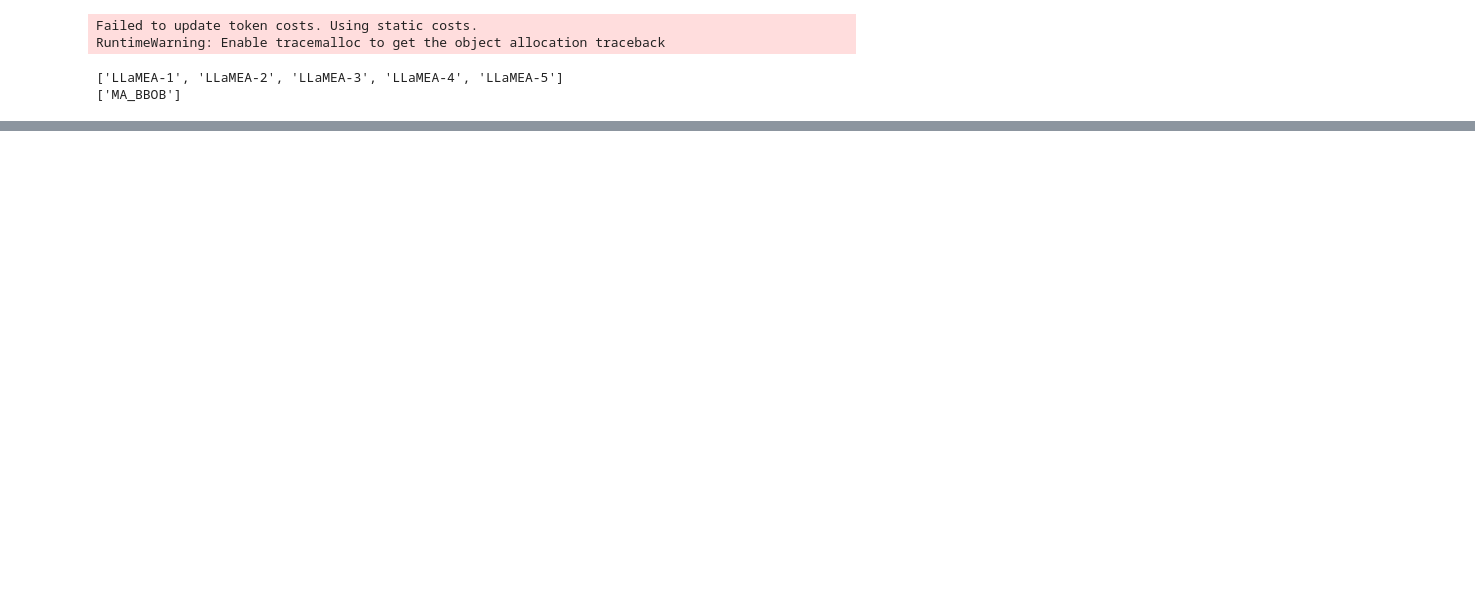
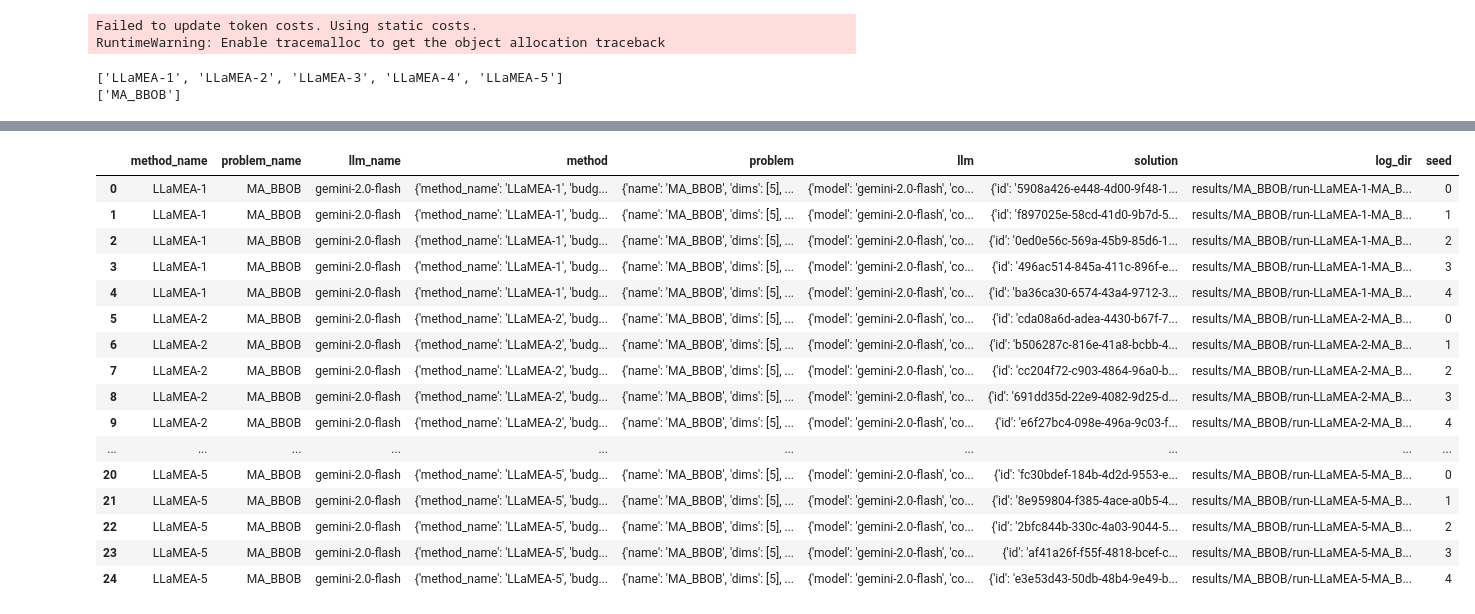
Before and after one commit to XAI-liacs/BLADE, a Jupyter notebook: visualize_mabbob.ipynb, the cells around one changed output, grey strips where cells are left out. Cells and saved outputs as stored; diff of their text form; code cells hidden in the pictures; blank space fills up the shorter version.

Commit message:
From dict to solution for easy benchmarking afterwards

```diff
--- a/visualize_mabbob.ipynb
+++ b/visualize_mabbob.ipynb
@@ -53,3 +53,25 @@ Name: name, dtype: object
 # %%
 plot_convergence(logger, metric="AOCC", save=True, budget=100)
 plot_experiment_CEG(logger, save=True, budget=100, max_seeds=3)
+# %%
+exp_data = logger.get_data()
+exp_data
+#TODO get all final solutions and benchmark them using IOH.
+# %% [output]
+|  | method_name | problem_name | llm_name | method | problem | llm | solution | log_dir | seed |
+| 0 | LLaMEA-1 | MA_BBOB | gemini-2.0-flash | {'method_name': 'LLaMEA-1', 'budg... | {'name': 'MA_BBOB', 'dims': [5], ... | {'model': 'gemini-2.0-flash', 'co... | {'id': '5908a426-e448-4d00-9f48-1... | results/MA_BBOB/run-LLaMEA-1-MA_B... | 0 |
+| 1 | LLaMEA-1 | MA_BBOB | gemini-2.0-flash | {'method_name': 'LLaMEA-1', 'budg... | {'name': 'MA_BBOB', 'dims': [5], ... | {'model': 'gemini-2.0-flash', 'co... | {'id': 'f897025e-58cd-41d0-9b7d-5... | results/MA_BBOB/run-LLaMEA-1-MA_B... | 1 |
+| 2 | LLaMEA-1 | MA_BBOB | gemini-2.0-flash | {'method_name': 'LLaMEA-1', 'budg... | {'name': 'MA_BBOB', 'dims': [5], ... | {'model': 'gemini-2.0-flash', 'co... | {'id': '0ed0e56c-569a-45b9-85d6-1... | results/MA_BBOB/run-LLaMEA-1-MA_B... | 2 |
+| 3 | LLaMEA-1 | MA_BBOB | gemini-2.0-flash | {'method_name': 'LLaMEA-1', 'budg... | {'name': 'MA_BBOB', 'dims': [5], ... | {'model': 'gemini-2.0-flash', 'co... | {'id': '496ac514-845a-411c-896f-e... | results/MA_BBOB/run-LLaMEA-1-MA_B... | 3 |
+| 4 | LLaMEA-1 | MA_BBOB | gemini-2.0-flash | {'method_name': 'LLaMEA-1', 'budg... | {'name': 'MA_BBOB', 'dims': [5], ... | {'model': 'gemini-2.0-flash', 'co... | {'id': 'ba36ca30-6574-43a4-9712-3... | results/MA_BBOB/run-LLaMEA-1-MA_B... | 4 |
+| 5 | LLaMEA-2 | MA_BBOB | gemini-2.0-flash | {'method_name': 'LLaMEA-2', 'budg... | {'name': 'MA_BBOB', 'dims': [5], ... | {'model': 'gemini-2.0-flash', 'co... | {'id': 'cda08a6d-adea-4430-b67f-7... | results/MA_BBOB/run-LLaMEA-2-MA_B... | 0 |
+| 6 | LLaMEA-2 | MA_BBOB | gemini-2.0-flash | {'method_name': 'LLaMEA-2', 'budg... | {'name': 'MA_BBOB', 'dims': [5], ... | {'model': 'gemini-2.0-flash', 'co... | {'id': 'b506287c-816e-41a8-bcbb-4... | results/MA_BBOB/run-LLaMEA-2-MA_B... | 1 |
+| 7 | LLaMEA-2 | MA_BBOB | gemini-2.0-flash | {'method_name': 'LLaMEA-2', 'budg... | {'name': 'MA_BBOB', 'dims': [5], ... | {'model': 'gemini-2.0-flash', 'co... | {'id': 'cc204f72-c903-4864-96a0-b... | results/MA_BBOB/run-LLaMEA-2-MA_B... | 2 |
+| 8 | LLaMEA-2 | MA_BBOB | gemini-2.0-flash | {'method_name': 'LLaMEA-2', 'budg... | {'name': 'MA_BBOB', 'dims': [5], ... | {'model': 'gemini-2.0-flash', 'co... | {'id': '691dd35d-22e9-4082-9d25-d... | results/MA_BBOB/run-LLaMEA-2-MA_B... | 3 |
+| 9 | LLaMEA-2 | MA_BBOB | gemini-2.0-flash | {'method_name': 'LLaMEA-2', 'budg... | {'name': 'MA_BBOB', 'dims': [5], ... | {'model': 'gemini-2.0-flash', 'co... | {'id': 'e6f27bc4-098e-496a-9c03-f... | results/MA_BBOB/run-LLaMEA-2-MA_B... | 4 |
+| ... | ... | ... | ... | ... | ... | ... | ... | ... | ... |
+| 20 | LLaMEA-5 | MA_BBOB | gemini-2.0-flash | {'method_name': 'LLaMEA-5', 'budg... | {'name': 'MA_BBOB', 'dims': [5], ... | {'model': 'gemini-2.0-flash', 'co... | {'id': 'fc30bdef-184b-4d2d-9553-e... | results/MA_BBOB/run-LLaMEA-5-MA_B... | 0 |
+| 21 | LLaMEA-5 | MA_BBOB | gemini-2.0-flash | {'method_name': 'LLaMEA-5', 'budg... | {'name': 'MA_BBOB', 'dims': [5], ... | {'model': 'gemini-2.0-flash', 'co... | {'id': '8e959804-f385-4ace-a0b5-4... | results/MA_BBOB/run-LLaMEA-5-MA_B... | 1 |
+| 22 | LLaMEA-5 | MA_BBOB | gemini-2.0-flash | {'method_name': 'LLaMEA-5', 'budg... | {'name': 'MA_BBOB', 'dims': [5], ... | {'model': 'gemini-2.0-flash', 'co... | {'id': '2bfc844b-330c-4a03-9044-5... | results/MA_BBOB/run-LLaMEA-5-MA_B... | 2 |
+| 23 | LLaMEA-5 | MA_BBOB | gemini-2.0-flash | {'method_name': 'LLaMEA-5', 'budg... | {'name': 'MA_BBOB', 'dims': [5], ... | {'model': 'gemini-2.0-flash', 'co... | {'id': 'af41a26f-f55f-4818-bcef-c... | results/MA_BBOB/run-LLaMEA-5-MA_B... | 3 |
+| 24 | LLaMEA-5 | MA_BBOB | gemini-2.0-flash | {'method_name': 'LLaMEA-5', 'budg... | {'name': 'MA_BBOB', 'dims': [5], ... | {'model': 'gemini-2.0-flash', 'co... | {'id': 'e3e53d43-50db-48b4-9e49-b... | results/MA_BBOB/run-LLaMEA-5-MA_B... | 4 |
```
Also changed, not shown: parts of 1 cell of this notebook, 3 other files.
